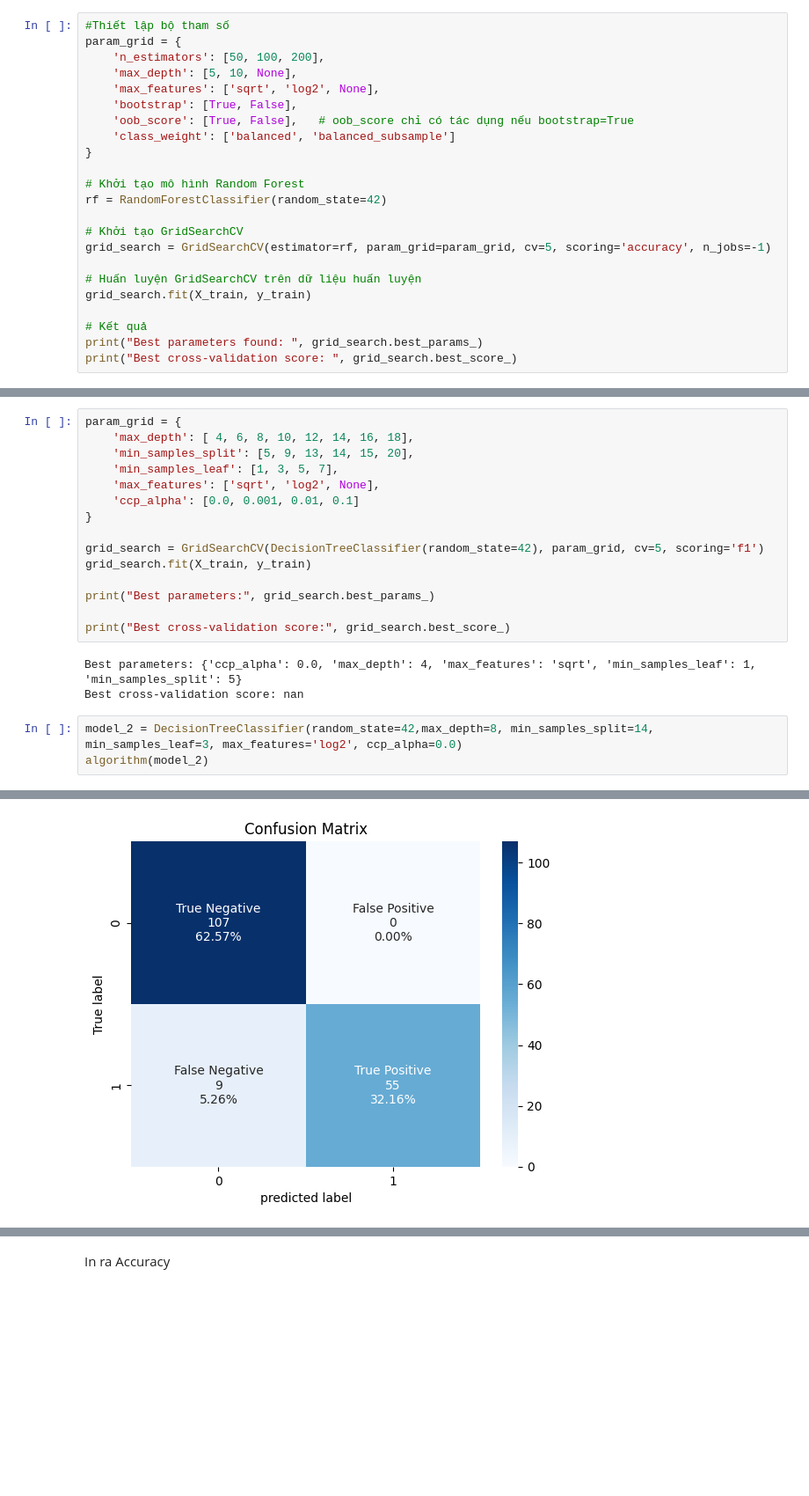
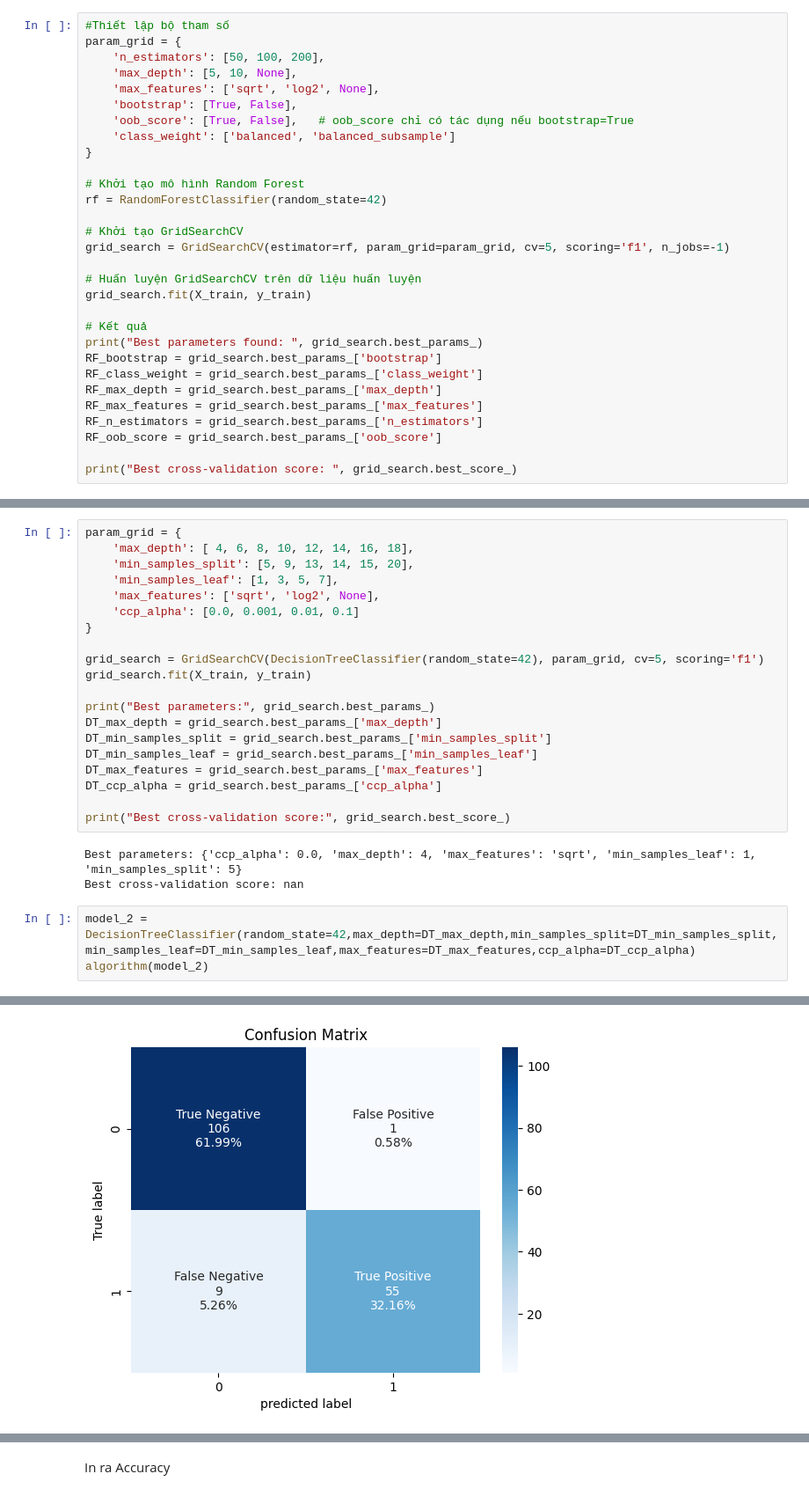
Before and after one commit to conghung178/project-ML-d-o-n-ung-th-, a Jupyter notebook: Tree_and_Forest.ipynb, the cells around one changed output, grey strips where cells are left out. Shown at 88% size. Cells and saved outputs as stored; diff of their text form; blank space fills up the shorter version.

```diff
--- a/cây + rừng.ipynb
+++ b/Tree_and_Forest.ipynb
@@ -194,12 +194,19 @@ param_grid = {
 rf = RandomForestClassifier(random_state=42)
 
 # Khởi tạo GridSearchCV
-grid_search = GridSearchCV(estimator=rf, param_grid=param_grid, cv=5, scoring='accuracy', n_jobs=-1)
+grid_search = GridSearchCV(estimator=rf, param_grid=param_grid, cv=5, scoring='f1', n_jobs=-1)
 
 # Huấn luyện GridSearchCV trên dữ liệu huấn luyện
 grid_search.fit(X_train, y_train)
 
 # Kết quả
 print("Best parameters found: ", grid_search.best_params_)
+RF_bootstrap = grid_search.best_params_['bootstrap']
+RF_class_weight = grid_search.best_params_['class_weight']
+RF_max_depth = grid_search.best_params_['max_depth']
+RF_max_features = grid_search.best_params_['max_features']
+RF_n_estimators = grid_search.best_params_['n_estimators']
+RF_oob_score = grid_search.best_params_['oob_score']
+
 print("Best cross-validation score: ", grid_search.best_score_)
 # %% [output]
@@ -282,14 +275,19 @@ grid_search = GridSearchCV(DecisionTreeClassifier(random_state=42), param_grid,
 grid_search.fit(X_train, y_train)
 
 print("Best parameters:", grid_search.best_params_)
+DT_max_depth = grid_search.best_params_['max_depth']
+DT_min_samples_split = grid_search.best_params_['min_samples_split']
+DT_min_samples_leaf = grid_search.best_params_['min_samples_leaf']
+DT_max_features = grid_search.best_params_['max_features']
+DT_ccp_alpha = grid_search.best_params_['ccp_alpha']
 
 print("Best cross-validation score:", grid_search.best_score_)
 # %% [output]
 Best parameters: {'ccp_alpha': 0.0, 'max_depth': 4, 'max_features': 'sqrt', 'min_samples_leaf': 1, 'min_samples_split': 5}
 Best cross-validation score: nan
 # %%
-model_2 = DecisionTreeClassifier(random_state=42,max_depth=8, min_samples_split=14, min_samples_leaf=3, max_features='log2', ccp_alpha=0.0)
+model_2 = DecisionTreeClassifier(random_state=42,max_depth=DT_max_depth,min_samples_split=DT_min_samples_split,min_samples_leaf=DT_min_samples_leaf,max_features=DT_max_features,ccp_alpha=DT_ccp_alpha)
 algorithm(model_2)
 # %% [output]
 confusion matrix
-[figure, old version]
+[figure, new version]
```
Also changed, not shown: parts of 5 cells of this notebook, 1 other file.
